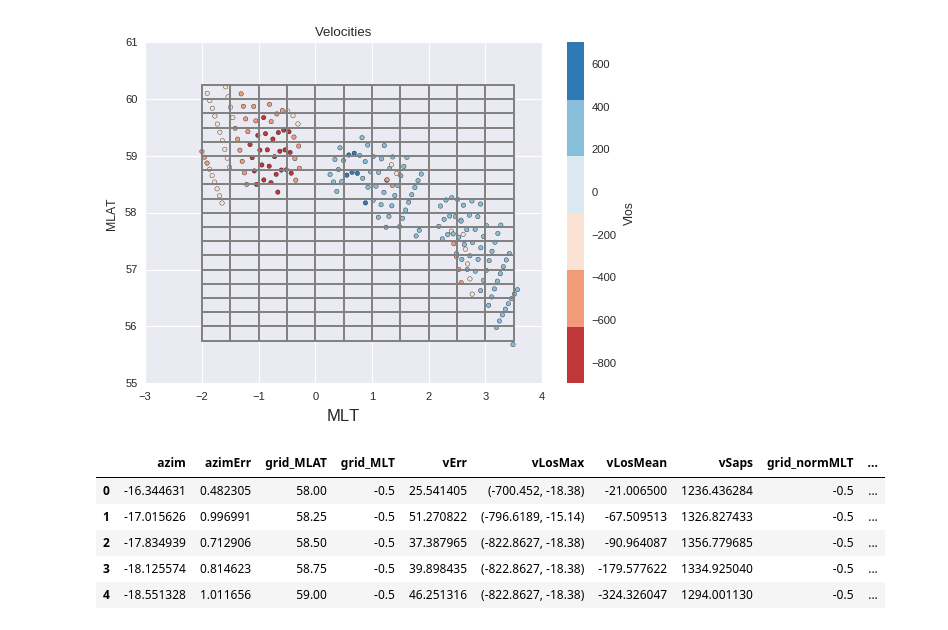
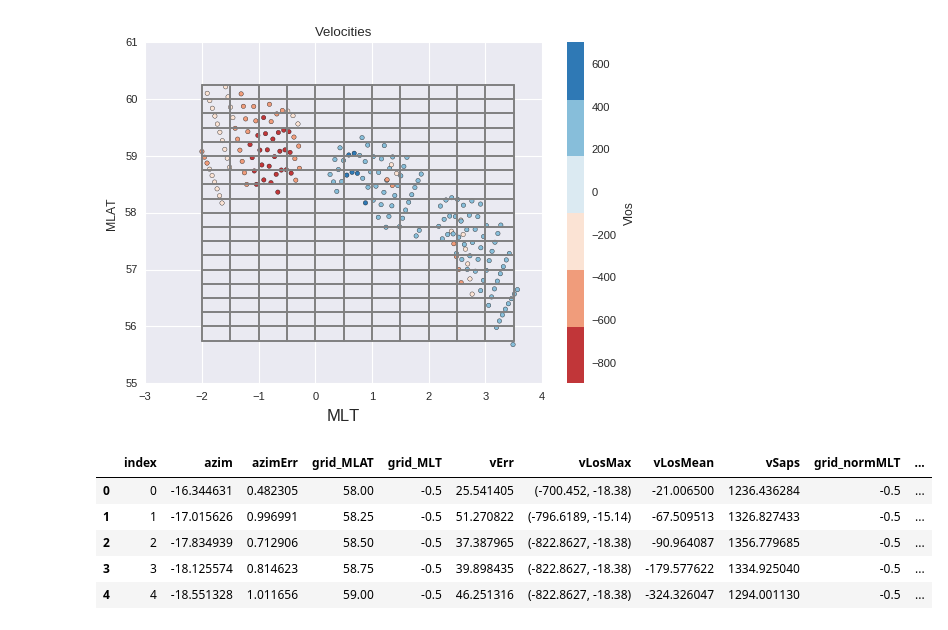
Before and after one commit to bharatreddy/vel-analys, a Jupyter notebook: ipy/optmz_search.ipynb, the cells around one changed output. Drawn from its saved outputs; the diff is of its cells as text; code cells hidden in the pictures.

```diff
--- a/ipy/optmz_search.ipynb
+++ b/ipy/optmz_search.ipynb
@@ -323,36 +323,42 @@ for inmlt in normMltVals:
             currVlosMax = numpy.max(currVelDetDF['Vlos'])
         currVlosMaxAzim = currVelDetDF[ currVelDetDF['Vlos'] == currVlosMax ]["azim"].tolist()[0]
         vLosMaxArr.append( ( currVlosMax, currVlosMaxAzim ) )
 
 # convert to a dataframe
 fitResultsDF = pandas.DataFrame(
     {'grid_MLT': gridMLTArr,
      'grid_MLAT': gridMLATArr,
      'vSaps': vMaxArr,
      'azim': azimArr,
      'vErr': vErrArr,
      'azimErr': azimErrArr,
      'vLosMean': vLosMeanArr,
      'vLosMax': vLosMaxArr
     })
 fitResultsDF['grid_normMLT'] = [x-24 if x >= 12 else x\
                                 for x in fitResultsDF['grid_MLT']]
 # Plotting end points of vectors
 fitResultsDF["plot_MLATEnd"] = numpy.round( (fitResultsDF["vSaps"]/1000.) *\
                                 numpy.cos( numpy.deg2rad(-90-1*fitResultsDF["azim"]) ) +\
                                 fitResultsDF["grid_MLAT"], 2)
 fitResultsDF["plot_normMLTEnd"] = numpy.round( (fitResultsDF["vSaps"]/1000.) *\
                                 numpy.sin( numpy.deg2rad(-90-1*fitResultsDF["azim"]) ) +\
                                 fitResultsDF["grid_normMLT"], 2)
+# calculate fit errors
+fitResultsDF["velMagnPercentError"] = abs( fitResultsDF["vErr"]*100./fitResultsDF["vSaps"] )
+fitResultsDF["velAzimPercentError"] = abs( fitResultsDF["azimErr"]*100./fitResultsDF["azim"] )
+# get only those rows where errors are < 50%
+fitResultsDF = fitResultsDF[ (fitResultsDF["velMagnPercentError"] < 50.) &\
+                            (fitResultsDF["velAzimPercentError"] < 50.) ].reset_index()
 fitResultsDF.head()
 #### Get fitting info on all 2x2 grids.
 ####    Some combinations can be discarded with preliminary info. ####
 #### Get fitting info on all 2x2 grids.
 ####    Some combinations can be discarded with preliminary info. ####
 # %% [output]
-|  | azim | azimErr | grid_MLAT | grid_MLT | vErr | vLosMax | vLosMean | vSaps | grid_normMLT | ... |
-| 0 | -16.344631 | 0.482305 | 58.00 | -0.5 | 25.541405 | (-700.452, -18.38) | -21.006500 | 1236.436284 | -0.5 | ... |
-| 1 | -17.015626 | 0.996991 | 58.25 | -0.5 | 51.270822 | (-796.6189, -15.14) | -67.509513 | 1326.827433 | -0.5 | ... |
-| 2 | -17.834939 | 0.712906 | 58.50 | -0.5 | 37.387965 | (-822.8627, -18.38) | -90.964087 | 1356.779685 | -0.5 | ... |
-| 3 | -18.125574 | 0.814623 | 58.75 | -0.5 | 39.898435 | (-822.8627, -18.38) | -179.577622 | 1334.925040 | -0.5 | ... |
-| 4 | -18.551328 | 1.011656 | 59.00 | -0.5 | 46.251316 | (-822.8627, -18.38) | -324.326047 | 1294.001130 | -0.5 | ... |
+|  | index | azim | azimErr | grid_MLAT | grid_MLT | vErr | vLosMax | vLosMean | vSaps | grid_normMLT | ... |
+| 0 | 0 | -16.344631 | 0.482305 | 58.00 | -0.5 | 25.541405 | (-700.452, -18.38) | -21.006500 | 1236.436284 | -0.5 | ... |
+| 1 | 1 | -17.015626 | 0.996991 | 58.25 | -0.5 | 51.270822 | (-796.6189, -15.14) | -67.509513 | 1326.827433 | -0.5 | ... |
+| 2 | 2 | -17.834939 | 0.712906 | 58.50 | -0.5 | 37.387965 | (-822.8627, -18.38) | -90.964087 | 1356.779685 | -0.5 | ... |
+| 3 | 3 | -18.125574 | 0.814623 | 58.75 | -0.5 | 39.898435 | (-822.8627, -18.38) | -179.577622 | 1334.925040 | -0.5 | ... |
+| 4 | 4 | -18.551328 | 1.011656 | 59.00 | -0.5 | 46.251316 | (-822.8627, -18.38) | -324.326047 | 1294.001130 | -0.5 | ... |
```
Also changed, not shown: parts of 3 cells of this notebook.
